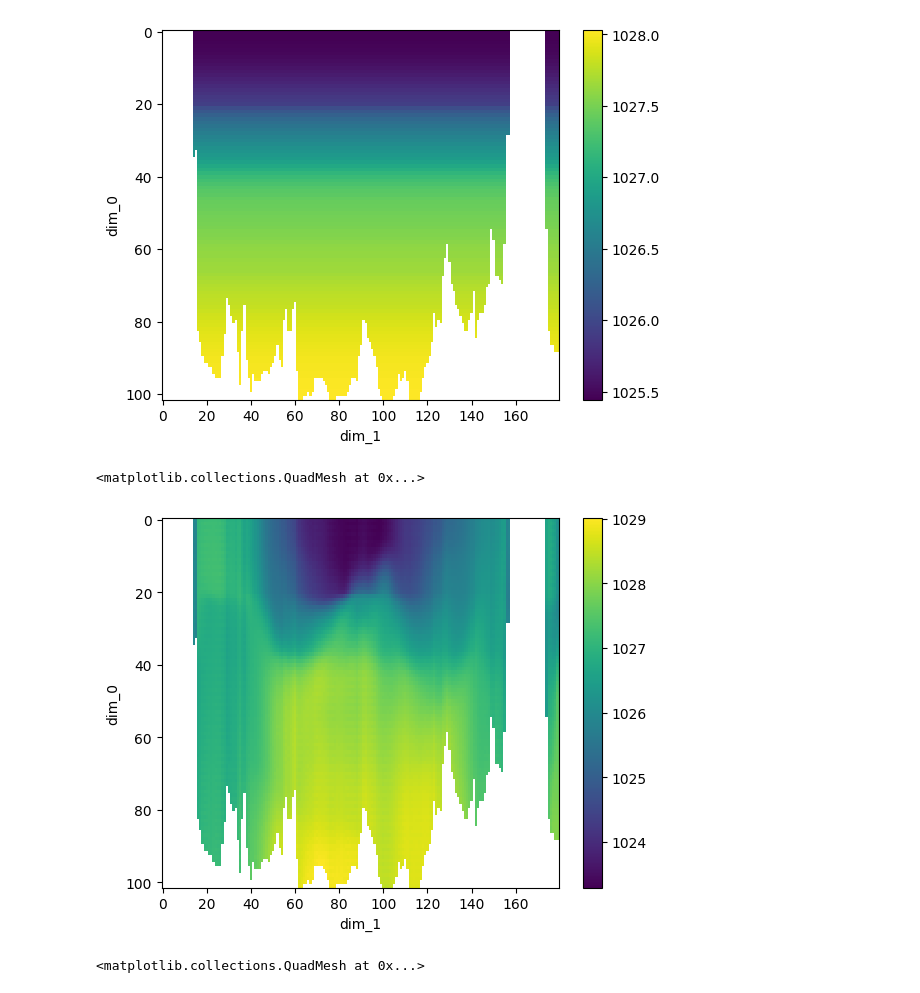
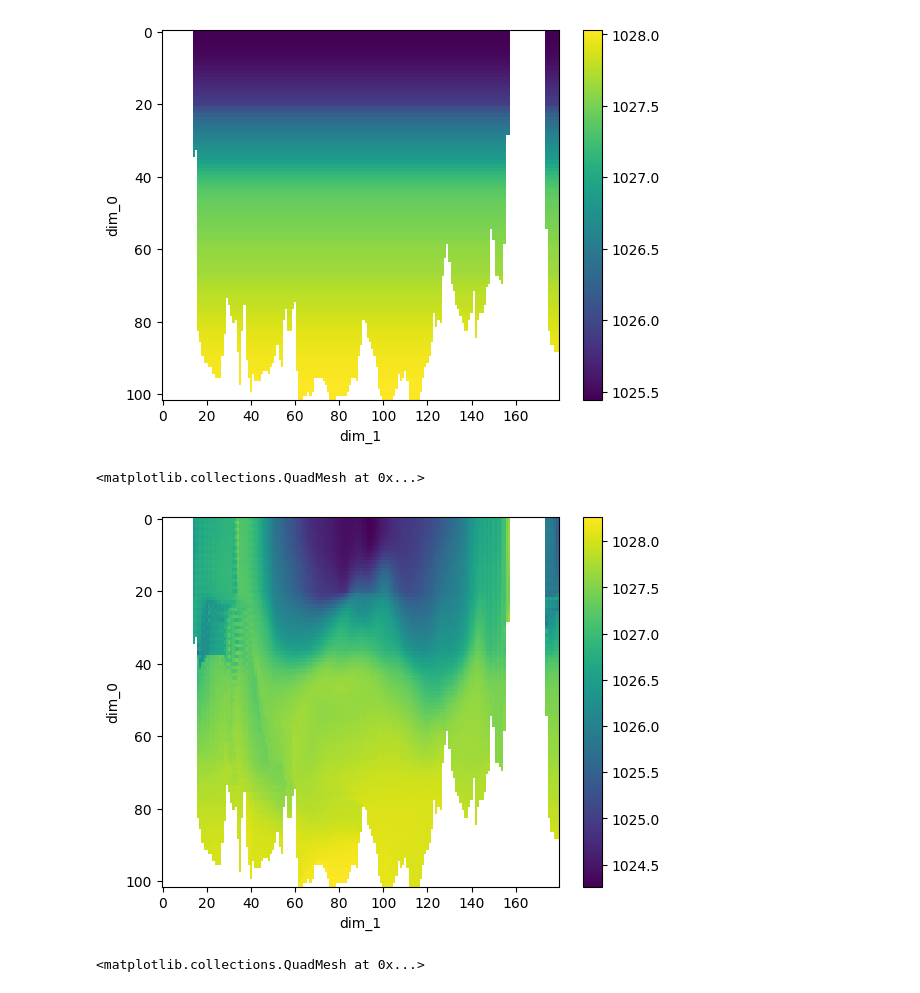
Before and after one commit to rcaneill/neutral-density, a Jupyter notebook: notebooks/proof_of_concept-linEOS.ipynb, the cells around one changed output. Drawn from its saved outputs; the diff is of its cells as text; code cells hidden in the pictures.

```diff
--- a/notebooks/proof_of_concept-linEOS.ipynb
+++ b/notebooks/proof_of_concept-linEOS.ipynb
@@ -166,6 +166,8 @@ print(omega1, omega2)
 ### Optimization of $\gamma$
 # %%
 initial_gamma = gamma0
+initial_b = jnp.ones(initial_gamma.shape)
+init_params = jnp.array([initial_gamma, initial_b])
 # %%
 #floss = lambda gamma: nd.loss(nd.tilde_m1(gamma, omega1, omega2), A, e1u, e2v, e3w, weight_per_point, mask_gradient,
 #    normalization=jnp.array([1e10, 1e10, 1e10])[:, jnp.newaxis, jnp.newaxis, jnp.newaxis])
@@ -174,4 +176,7 @@ floss = lambda gamma: 1e10*nd.loss(gamma, A, e1u, e2v, e3w, weight_per_point, ma
     normalization=jnp.array([1, 1, 1])[:, jnp.newaxis, jnp.newaxis, jnp.newaxis])
+# %%
+floss = lambda gamma_and_b: 1e25*nd.loss(gamma_and_b[0], gamma_and_b[1], A, e1u, e2v, e3w, weight_per_point, mask_gradient,
+    normalization=jnp.array([1, 1, 1])[:, jnp.newaxis, jnp.newaxis, jnp.newaxis])
 # %%
 grad_loss = jax.grad(floss)
 
@@ -230,14 +235,13 @@ def run_opt(init_params, fun, opt, max_iter, tol):
   )
   return final_params, final_state
 # %%
-init_params = initial_gamma
-#init_params = gamma1
+
 fun = floss
 print(
     f'Initial value: {fun(init_params):.2e} '
     f'Initial gradient norm: {optax.tree.norm(jax.grad(fun)(init_params)):.2e}'
 )
-final_params, _ = run_opt(init_params, fun, opt, max_iter=10000, tol=1e-3)
+final_params, _ = run_opt(init_params, fun, opt, max_iter=100000, tol=1e-5)
 print(
     f'Final value: {fun(final_params):.2e}, '
     f'Final gradient norm: {optax.tree.norm(jax.grad(fun)(final_params)):.2e}'
@@ -251,10 +255,10 @@ xr.DataArray(gamma0.T).where(xr.DataArray(mask_gradient[0,0].T)==1).plot(yincrea
 <matplotlib.collections.QuadMesh at 0x...>
 [figure]
 # %%
-xr.DataArray(final_params.T).where(xr.DataArray(mask_gradient[0,0].T)==1).plot(yincrease=False)
+xr.DataArray(final_params[0].T).where(xr.DataArray(mask_gradient[0,0].T)==1).plot(yincrease=False)
 # %% [output]
 <matplotlib.collections.QuadMesh at 0x...>
-[figure, old version]
+[figure, new version]
 # %%
 xr.DataArray(gamma1.T).where(xr.DataArray(mask_gradient[0,0].T)==1).plot(yincrease=False)
 # %% [output]
```
Also changed, not shown: parts of 3 cells of this notebook, 1 other file.
